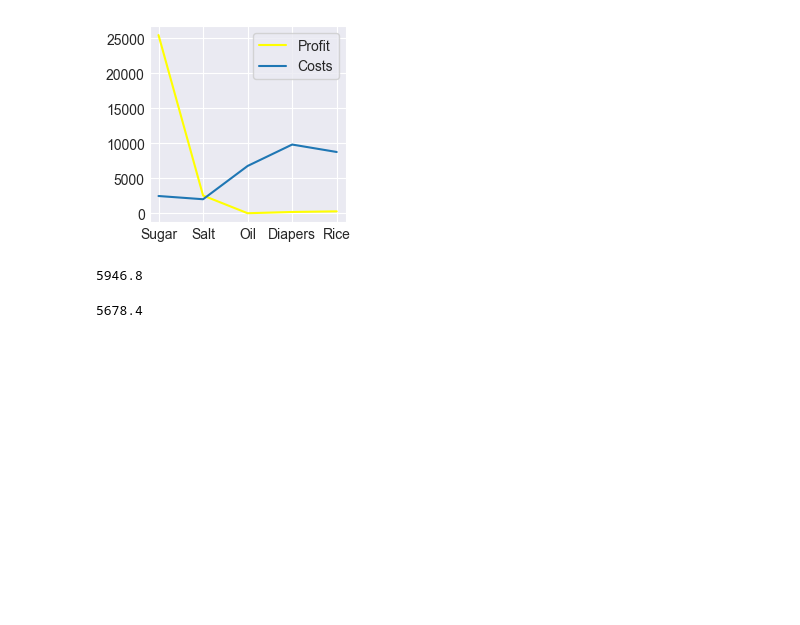
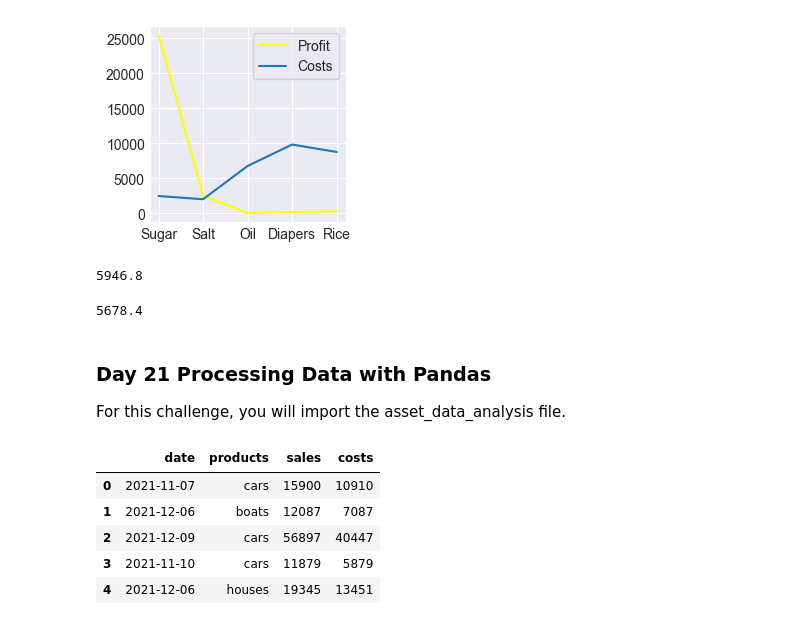
Before and after one commit to hectorherreraespinola/DataAnalys50DaysChallenge, a Jupyter notebook: 50DaysChallenge.ipynb, the cells around one changed output. Saved outputs shown, nothing was run; the diff lists cells and outputs as text; code cells hidden in the pictures; blank space fills up the shorter version.

```diff
--- a/50DaysChallenge.ipynb
+++ b/50DaysChallenge.ipynb
@@ -1301,3 +1303,18 @@ print(df20["Costs"].mean())
 print(df20["Profit"].mean())
 # %% [output]
 5678.4
+# %% [markdown]
+### Day 21 Processing Data with Pandas
+For this challenge, you will import the asset_data_analysis
+file.
+# %%
+#Import the JSON file using pandas. View the last 5 rows of the DataFrame.
+df21= pd.read_json("Data/asset_data_analysis.json",lines=True)
+df21.tail(5)
+# %% [output]
+|  | date | products | sales | costs |
+| 0 | 2021-11-07 | cars | 15900 | 10910 |
+| 1 | 2021-12-06 | boats | 12087 | 7087 |
+| 2 | 2021-12-09 | cars | 56897 | 40447 |
+| 3 | 2021-11-10 | cars | 11879 | 5879 |
+| 4 | 2021-12-06 | houses | 19345 | 13451 |
```
Also changed, not shown: parts of 13 cells of this notebook, 1 other file.
